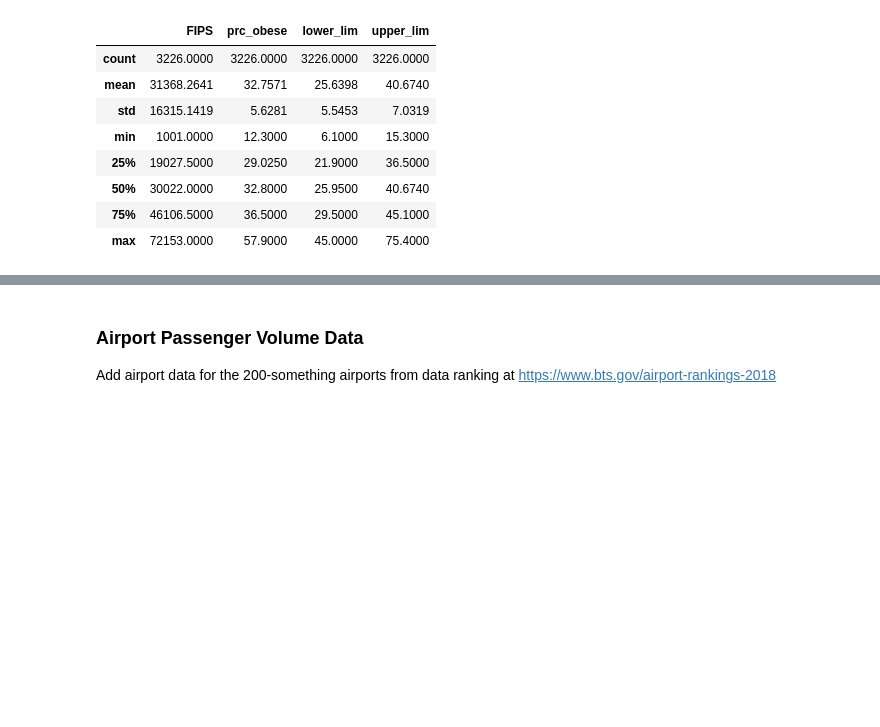
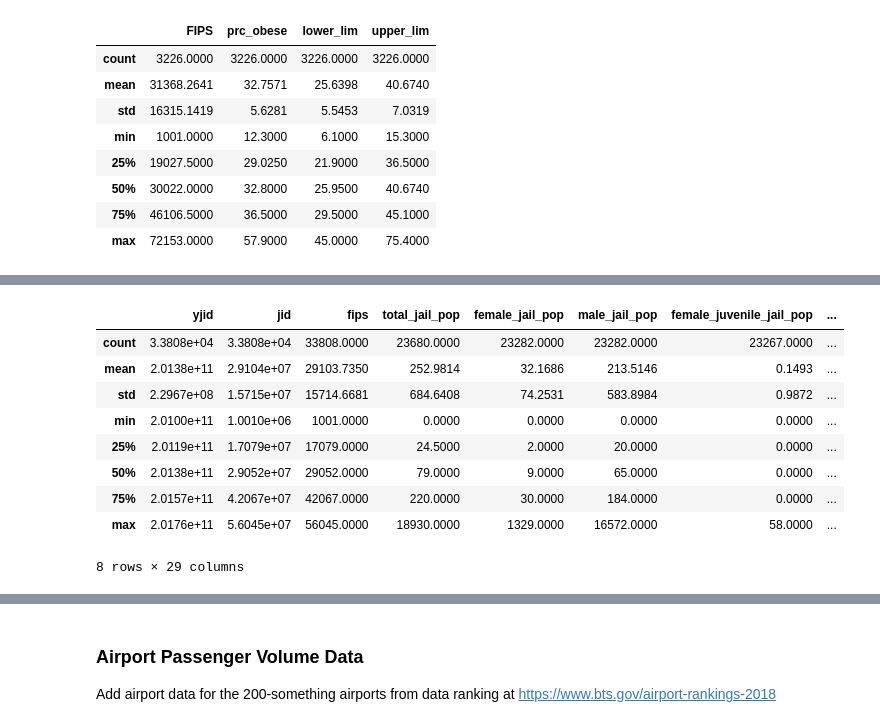
Before and after one commit to aejurgensen/Covid-19, a Jupyter notebook: data/demographic_data.ipynb, the cells around one changed output, grey strips where cells are left out. Cells and saved outputs as stored; diff of their text form; code cells hidden in the pictures; blank space fills up the shorter version.

```diff
--- a/data/demographic_data.ipynb
+++ b/data/demographic_data.ipynb
@@ -511,0 +720,2 @@ counties.head()
+# %%
+jail = pd.read_csv("incarceration_trends_jail_jurisdiction.txt")
@@ -511,0 +732,17 @@ counties.head()
+# %%
+jail.drop("Unnamed: 0", axis=1, inplace=True)
+# %%
+jail = jail[jail.year >= 2010]
+# %%
+jail.describe()
+# %% [output]
+|  | yjid | jid | fips | total_jail_pop | female_jail_pop | male_jail_pop | female_juvenile_jail_pop | ... |
+| count | 3.3808e+04 | 3.3808e+04 | 33808.0000 | 23680.0000 | 23282.0000 | 23282.0000 | 23267.0000 | ... |
+| mean | 2.0138e+11 | 2.9104e+07 | 29103.7350 | 252.9814 | 32.1686 | 213.5146 | 0.1493 | ... |
+| std | 2.2967e+08 | 1.5715e+07 | 15714.6681 | 684.6408 | 74.2531 | 583.8984 | 0.9872 | ... |
+| min | 2.0100e+11 | 1.0010e+06 | 1001.0000 | 0.0000 | 0.0000 | 0.0000 | 0.0000 | ... |
+| 25% | 2.0119e+11 | 1.7079e+07 | 17079.0000 | 24.5000 | 2.0000 | 20.0000 | 0.0000 | ... |
+| 50% | 2.0138e+11 | 2.9052e+07 | 29052.0000 | 79.0000 | 9.0000 | 65.0000 | 0.0000 | ... |
+| 75% | 2.0157e+11 | 4.2067e+07 | 42067.0000 | 220.0000 | 30.0000 | 184.0000 | 0.0000 | ... |
+| max | 2.0176e+11 | 5.6045e+07 | 56045.0000 | 18930.0000 | 1329.0000 | 16572.0000 | 58.0000 | ... |
+8 rows × 29 columns
```
Also changed, not shown: parts of 43 cells of this notebook, 29 other files.
